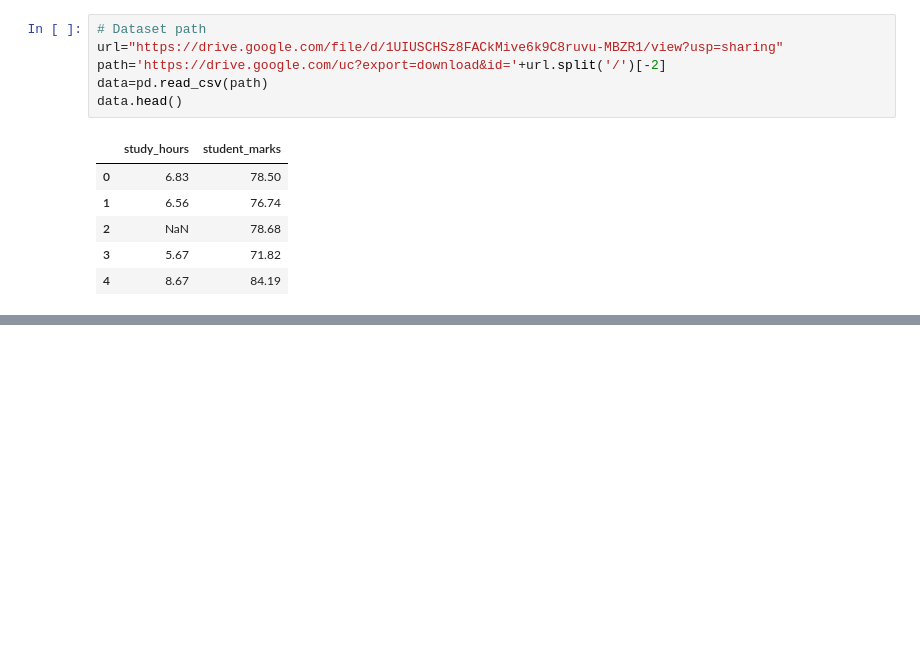
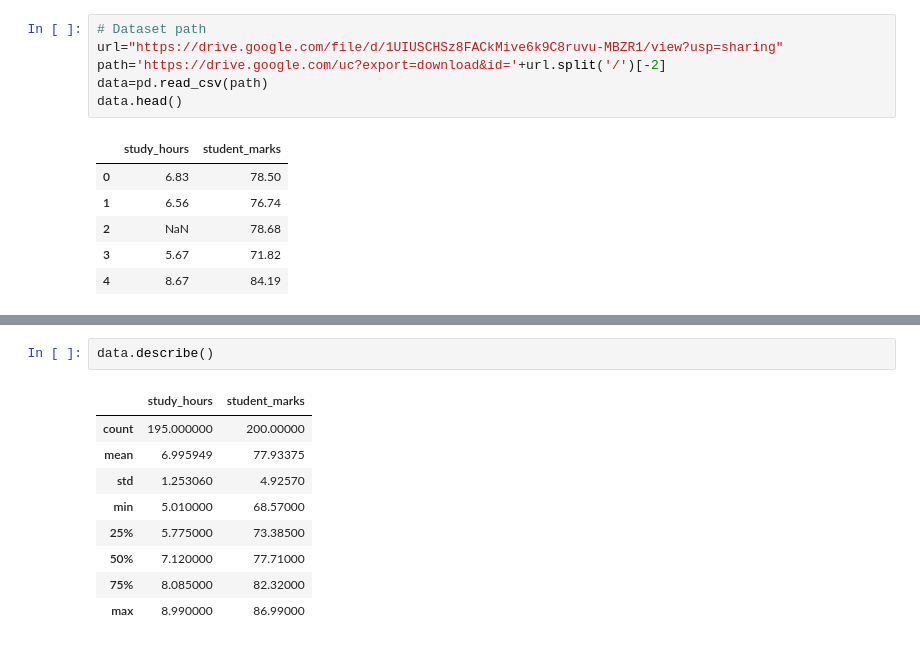
Before and after one commit to Derrick-Mulati/Student-Marks-Prediction, a Jupyter notebook: main.ipynb, the cells around one changed output, grey strips where cells are left out. Saved outputs shown, nothing was run; the diff lists cells and outputs as text; blank space fills up the shorter version.

```diff
--- a/main.ipynb
+++ b/main.ipynb
@@ -17,0 +30,12 @@ data.head()
+# %%
+data.describe()
+# %% [output]
+|  | study_hours | student_marks |
+| count | 195.000000 | 200.00000 |
+| mean | 6.995949 | 77.93375 |
+| std | 1.253060 | 4.92570 |
+| min | 5.010000 | 68.57000 |
+| 25% | 5.775000 | 73.38500 |
+| 50% | 7.120000 | 77.71000 |
+| 75% | 8.085000 | 82.32000 |
+| max | 8.990000 | 86.99000 |
```
Also changed, not shown: parts of 7 cells of this notebook.
